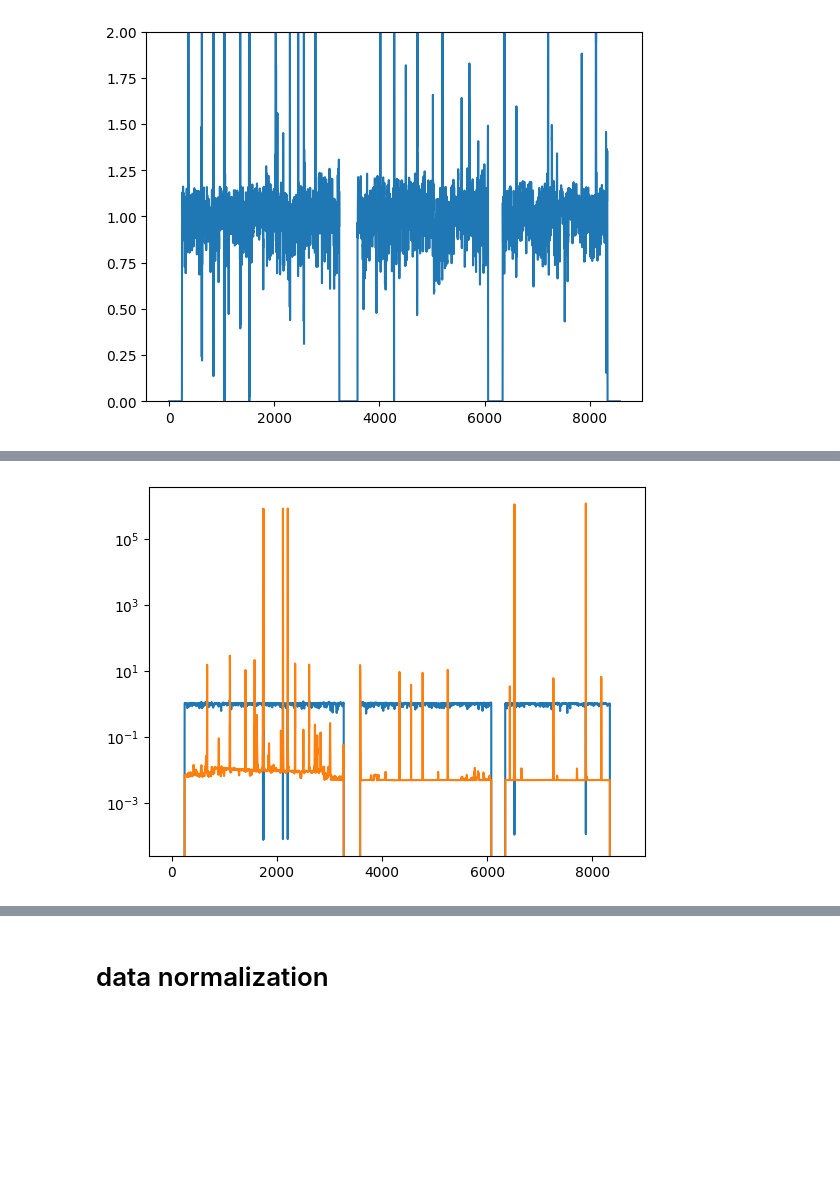
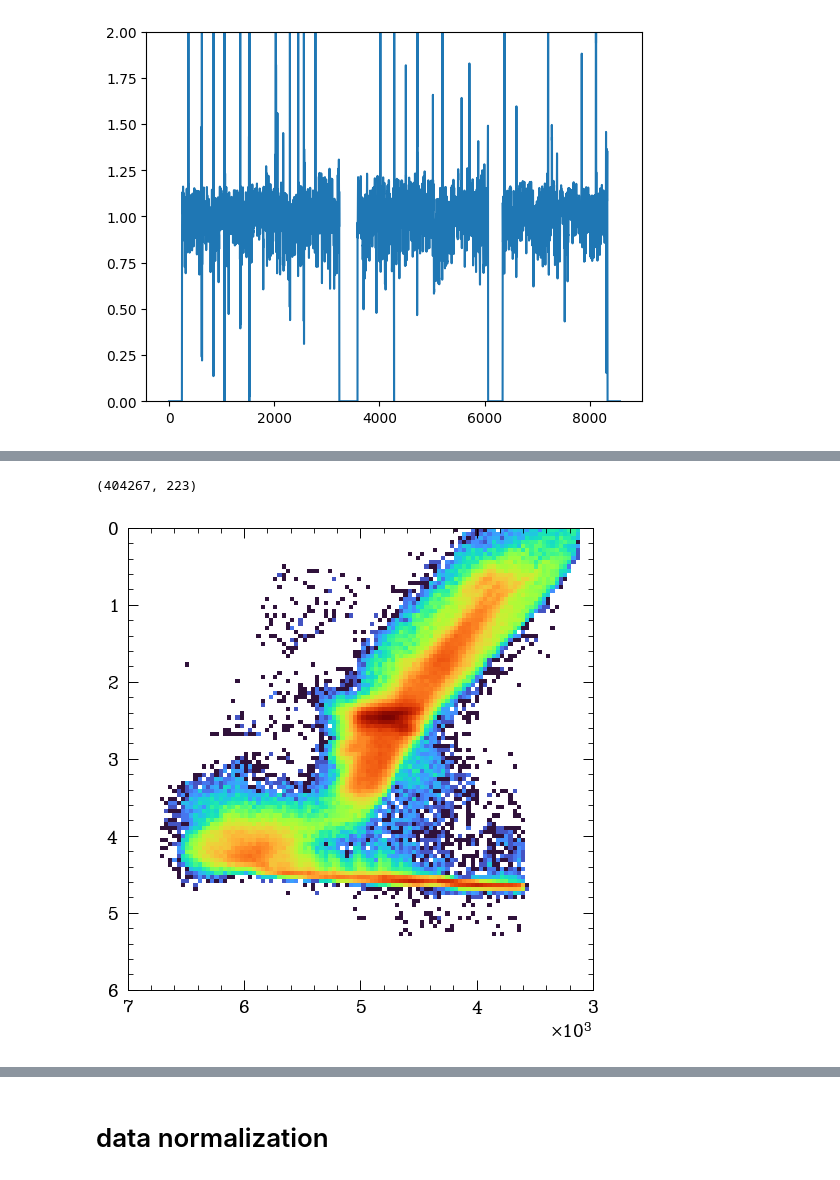
Before and after one commit to jiadonglee/aspgap, a Jupyter notebook: notebook/download_apogee.ipynb, the cells around one changed output, grey strips where cells are left out. Cells and saved outputs as stored; diff of their text form; code cells hidden in the pictures; blank space fills up the shorter version.

```diff
--- a/notebook/download_apogee.ipynb
+++ b/notebook/download_apogee.ipynb
@@ -254 +330,13 @@ xp_ap_spec.shape
+# %%
+ind_qc = (xp_ap_spec['LOGG_ERR']<0.1) & (xp_ap_spec['TEFF_ERR']<100) &\
+         (xp_ap_spec['ALPHA_M_ERR']<0.1) & (xp_ap_spec['M_H_ERR']<0.1) # (ap_df['ASPCAPFLAG']==0)
+
+print(xp_ap_spec[ind_qc].shape)
+
+plt.hist2d(xp_ap_spec['TEFF'][ind_qc], xp_ap_spec['LOGG'][ind_qc], norm=colors.LogNorm(), bins=100);
+plt.xlim([7000, 3000]);
+plt.ylim([6, 0]);
+# %% [output]
+(404267, 223)
+[figure, added]
 # %%
@@ -262,9 +354,3 @@ flux_err_arr = np.array([x for x in xp_ap_spec['fluxerrs'].values])
-# %%
-plt.plot(flux_arr[0])
-plt.plot(flux_err_arr[0])
-plt.yscale('log')
-# %% [output]
-[figure, removed]
 # %%
 snr = flux_arr * flux_err_arr**-1
 ind = snr>100
```
Also changed, not shown: parts of 51 cells of this notebook, 32 other files.
